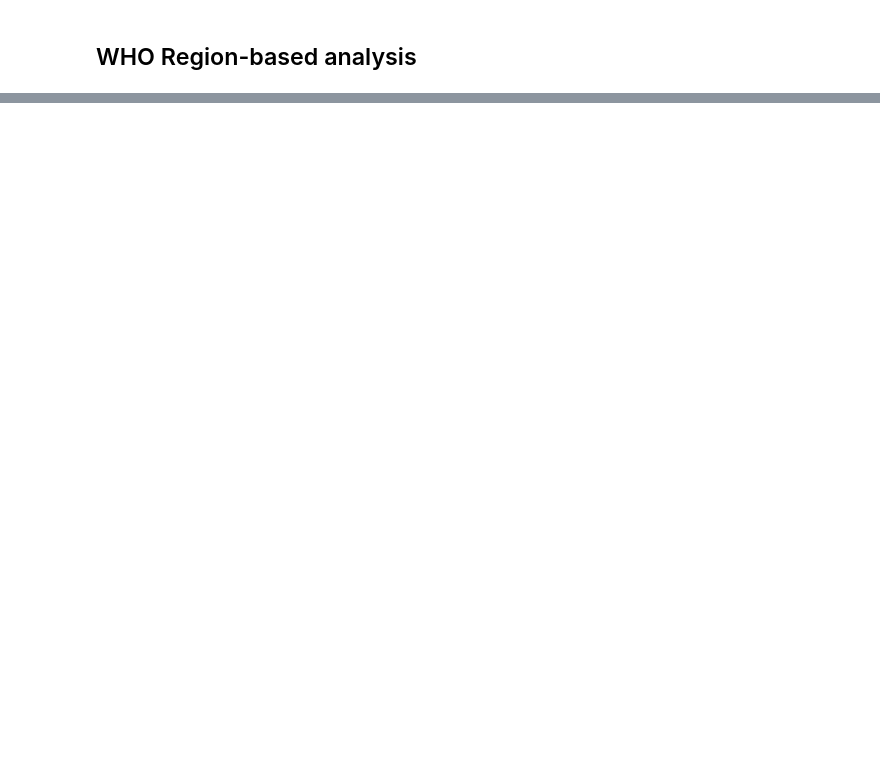
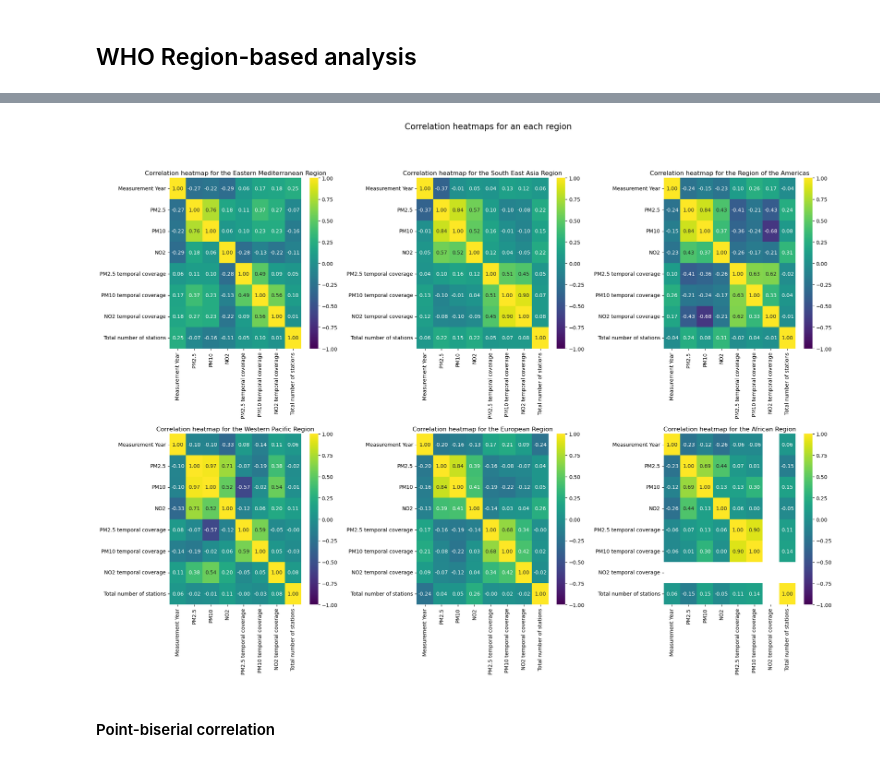
Before and after one commit to adis92202/EDA_Project, a Jupyter notebook: notebooks/analysis.ipynb, the cells around one changed output, grey strips where cells are left out. Cells and saved outputs as stored; diff of their text form; code cells hidden in the pictures; blank space fills up the shorter version.

```diff
--- a/notebooks/analysis.ipynb
+++ b/notebooks/analysis.ipynb
@@ -159,0 +209,13 @@ len(data["WHO Country Name"].unique())
+# %%
+corr_cols = [
+    "Measurement Year",
+    "PM2.5",
+    "PM10",
+    "NO2",
+    "PM2.5 temporal coverage",
+    "PM10 temporal coverage",
+    "NO2 temporal coverage",
+    "Total number of stations",
+]
+
+corr_df = data[corr_cols].corr()
@@ -159,0 +241,32 @@ len(data["WHO Country Name"].unique())
+# %%
+i = 0
+j = 0
+
+fig, ax = plt.subplots(2, 3, figsize=(23, 15))
+
+for r in data["WHO Region"].unique():
+    corr_df = data[data["WHO Region"] == r][corr_cols].corr()
+    sns.heatmap(
+        corr_df,
+        ax=ax[i][j],
+        vmin=-1,
+        vmax=1,
+        center=0,
+        annot=True,
+        fmt=".2f",
+        cmap="viridis",
+        annot_kws={"fontsize": 10},
+    )
+    ax[i][j].set(title=f"Correlation heatmap for the {r}")
+    i += 1
+    i %= 2
+    j += 1
+    j %= 3
+
+plt.subplots_adjust(hspace=0.5, wspace=0.5)
+plt.suptitle("Correlation heatmaps for an each region", fontsize=16)
+plt.show()
+# %% [output]
+[figure, added]
+# %% [markdown]
+#### Point-biserial correlation
```
Also changed, not shown: parts of 79 cells of this notebook.
